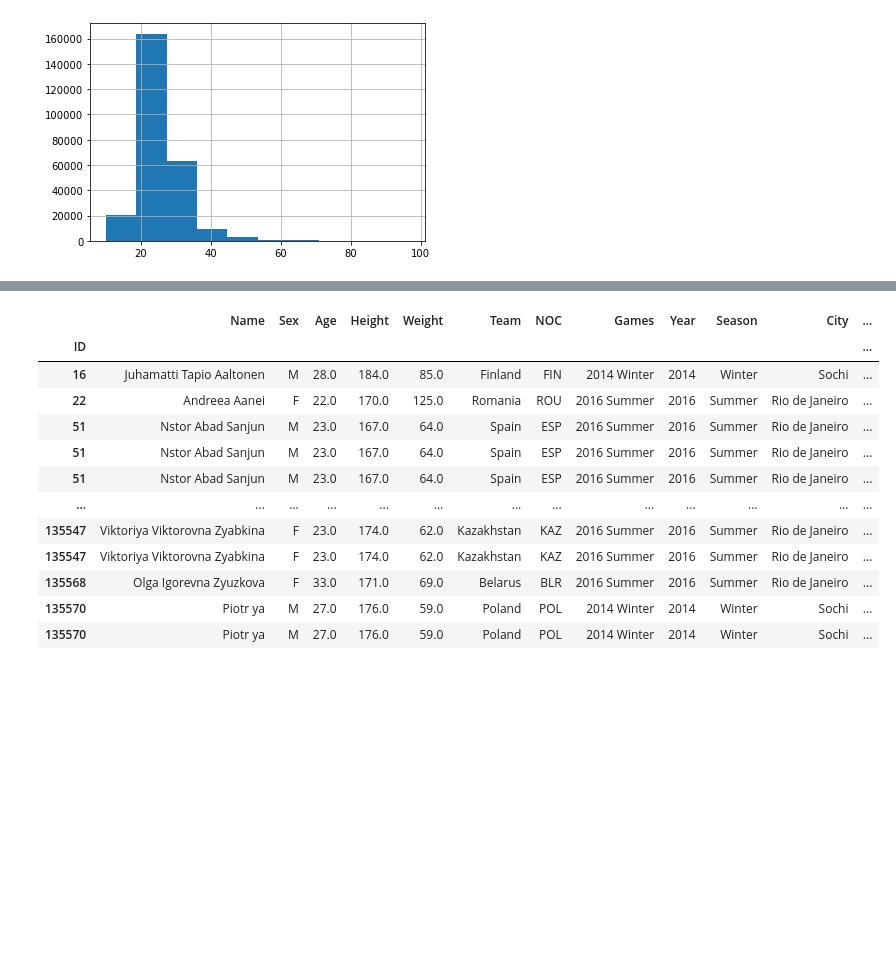
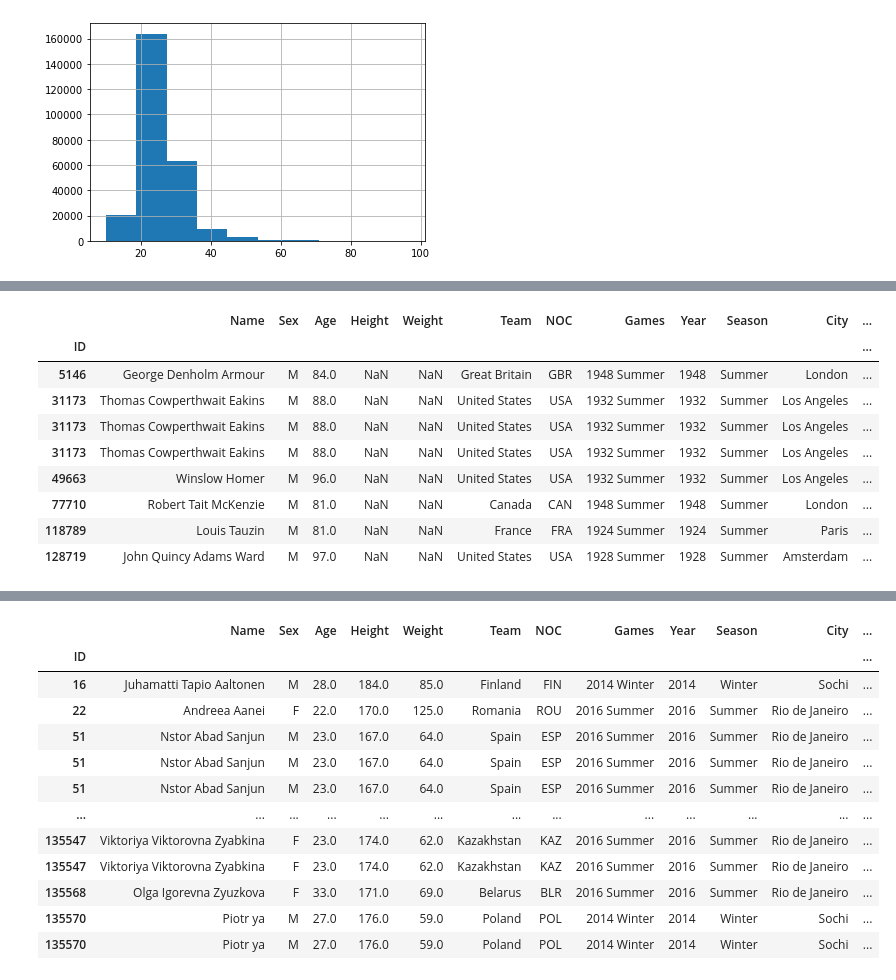
Before and after one commit to suarezpaz/machine-learning-program, a Jupyter notebook: #01. Data Tables & Basic Concepts of Programming/practica_olimpiadas.ipynb, the cells around one changed output, grey strips where cells are left out. Cells and saved outputs as stored; diff of their text form; code cells hidden in the pictures; blank space fills up the shorter version.

```diff
--- a/#01. Data Tables & Basic Concepts of Programming/practica_olimpiadas.ipynb
+++ b/#01. Data Tables & Basic Concepts of Programming/practica_olimpiadas.ipynb
@@ -86,0 +173,2 @@ df.Age.hist()
+# %%
+masc= df.Age>80
@@ -86,0 +191,13 @@ df.Age.hist()
+# %%
+df[masc]
+# %% [output]
+|  | Name | Sex | Age | Height | Weight | Team | NOC | Games | Year | Season | City | ... |
+| ID |  |  |  |  |  |  |  |  |  |  |  | ... |
+| 5146 | George Denholm Armour | M | 84.0 | NaN | NaN | Great Britain | GBR | 1948 Summer | 1948 | Summer | London | ... |
+| 31173 | Thomas Cowperthwait Eakins | M | 88.0 | NaN | NaN | United States | USA | 1932 Summer | 1932 | Summer | Los Angeles | ... |
+| 31173 | Thomas Cowperthwait Eakins | M | 88.0 | NaN | NaN | United States | USA | 1932 Summer | 1932 | Summer | Los Angeles | ... |
+| 31173 | Thomas Cowperthwait Eakins | M | 88.0 | NaN | NaN | United States | USA | 1932 Summer | 1932 | Summer | Los Angeles | ... |
+| 49663 | Winslow Homer | M | 96.0 | NaN | NaN | United States | USA | 1932 Summer | 1932 | Summer | Los Angeles | ... |
+| 77710 | Robert Tait McKenzie | M | 81.0 | NaN | NaN | Canada | CAN | 1948 Summer | 1948 | Summer | London | ... |
+| 118789 | Louis Tauzin | M | 81.0 | NaN | NaN | France | FRA | 1924 Summer | 1924 | Summer | Paris | ... |
+| 128719 | John Quincy Adams Ward | M | 97.0 | NaN | NaN | United States | USA | 1928 Summer | 1928 | Summer | Amsterdam | ... |
```
Also changed, not shown: parts of 38 cells of this notebook, 3 other files.
